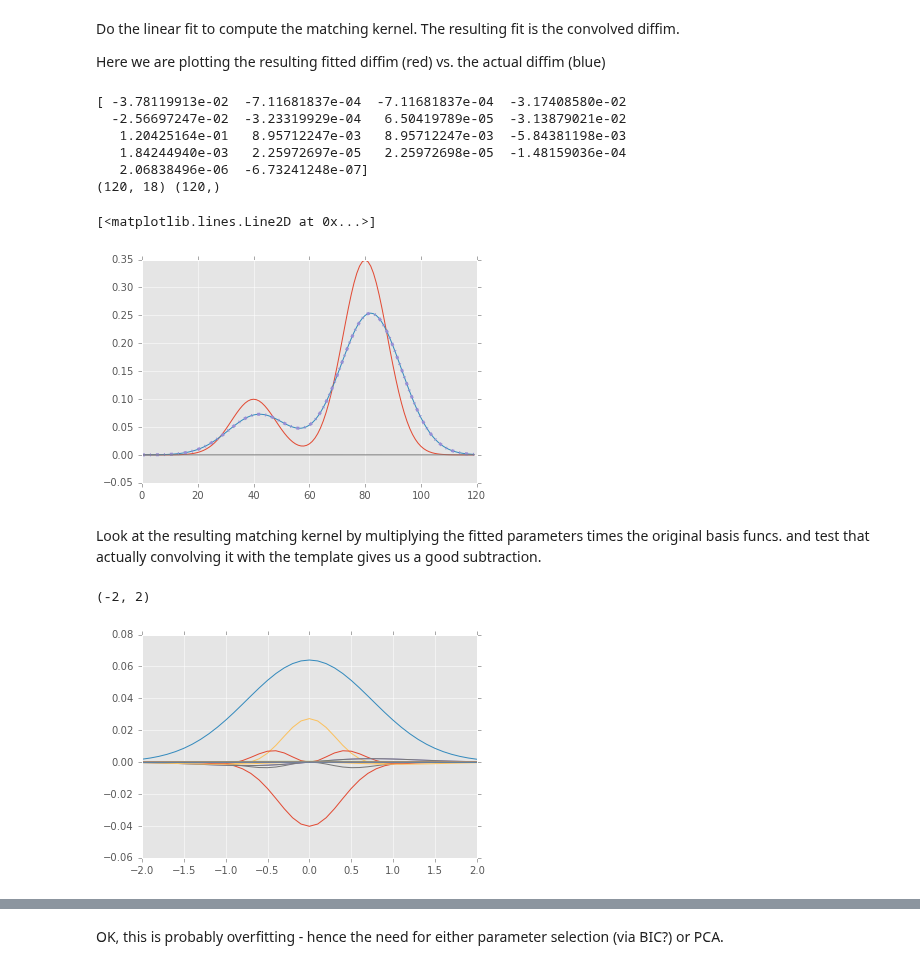
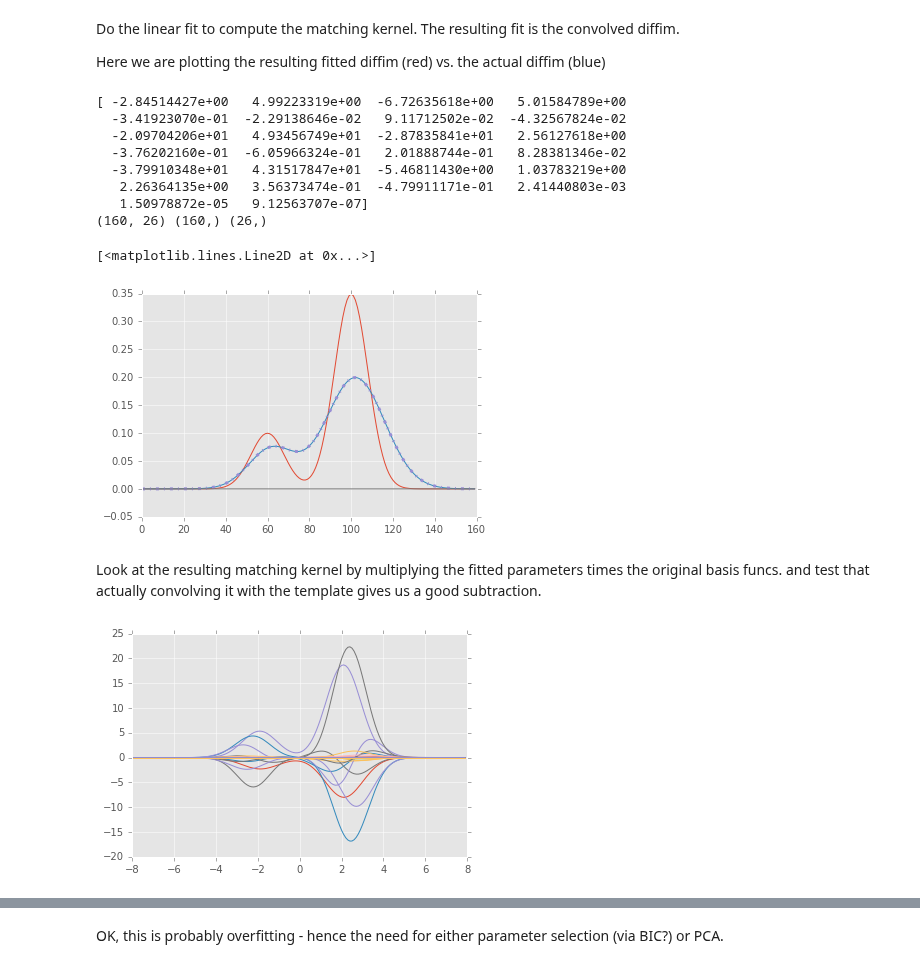
Before and after one commit to lsst-dm/diffimTests, a Jupyter notebook: 4. trial implementation of AL in 1D with PSF variations.ipynb, the cells around one changed output, grey strips where cells are left out. Saved outputs shown, nothing was run; the diff lists cells and outputs as text; code cells hidden in the pictures.

Commit message:
spatial varying kernel working - I think

```diff
--- a/4. trial implementation of AL in 1D with PSF variations.ipynb
+++ b/4. trial implementation of AL in 1D with PSF variations.ipynb
@@ -126,0 +108,38 @@ print basis2.shape
+# %%
+fig = plt.figure(figsize=(9, 3))
+
+# Single call to do it with all bases
+# First make the original (non spatially modified) basis
+basis2 = [np.convolve(im1, b, mode='same') - im1 for b in basis.T]
+basis2 = np.vstack(basis2).T
+plt.subplot(1, 3, 1)
+for b in (basis2 / np.abs(basis2).sum(0)).T:
+    plt.plot(xim, b)
+print basis2.shape
+
+# Then make the spatially modified basis by simply multiplying the constant
+#  basis (basis2 from above) by a polynomial along the image coordinate.
+# Note that since we are *not* including i=0, this *does not include* basis2.
+if spatialKernelOrder > 0:
+    xx = xim/np.max(np.abs(xim))
+    basis2m = [b * xx**i for i in range(1, spatialKernelOrder+1) for b in basis2.T]
+    basis2m = np.vstack(basis2m).T
+    plt.subplot(1, 3, 2)
+    for b in (basis2m / np.abs(basis2m).sum(0)).T:
+        plt.plot(xim, b)
+    print basis2m.shape
+    basis2 = np.hstack([basis2, basis2m])
+
+# Then make the spatial background part
+if spatialBackgroundOrder >= 0:
+    bgBasis = [chebBasis(xim, ord)[0] for ord in range(spatialBackgroundOrder+1)]
+    bgBasis = np.vstack(bgBasis).T
+    plt.subplot(1, 3, 3)
+    for b in (bgBasis / np.abs(bgBasis).sum(0)).T:
+        plt.plot(xim, b)
+    basis2 = np.hstack([basis2, bgBasis])
+    print bgBasis.shape
+
+#basis2 /= np.abs(basis2.sum(0))
+print basis2.shape
+plt.show()
@@ -132,7 +157,7 @@ Here we are plotting the resulting fitted diffim (red) vs. the actual diffim (bl
 pars = np.linalg.lstsq(basis2, im2)[0]
 print pars
 fit = (pars * basis2).sum(1)
-print basis2.shape, fit.shape
+print basis2.shape, fit.shape, pars.shape
 #plt.plot(x, im2 - fit)  # science - convolved template (red)
 #plt.plot(x, im2 - im1)  # science - original template (blue)
 plt.plot(im1)  # original template (red)
@@ -140,22 +165,22 @@ plt.plot(fit)  # convolved template (blue)  -- note looks purple because it's ri
 plt.plot(im2, ls='-.', lw=3)  # science image (dotted, purple)
 plt.plot(im2 - fit)  # diffim (grey)
 # %% [output]
-[ -3.78119913e-02  -7.11681837e-04  -7.11681837e-04  -3.17408580e-02
-  -2.56697247e-02  -3.23319929e-04   6.50419789e-05  -3.13879021e-02
-   1.20425164e-01   8.95712247e-03   8.95712247e-03  -5.84381198e-03
-   1.84244940e-03   2.25972697e-05   2.25972698e-05  -1.48159036e-04
-   2.06838496e-06  -6.73241248e-07]
-(120, 18) (120,)
+[ -2.84514427e+00   4.99223319e+00  -6.72635618e+00   5.01584789e+00
+  -3.41923070e-01  -2.29138646e-02   9.11712502e-02  -4.32567824e-02
+  -2.09704206e+01   4.93456749e+01  -2.87835841e+01   2.56127618e+00
+  -3.76202160e-01  -6.05966324e-01   2.01888744e-01   8.28381346e-02
+  -3.79910348e+01   4.31517847e+01  -5.46811430e+00   1.03783219e+00
+   2.26364135e+00   3.56373474e-01  -4.79911171e-01   2.41440803e-03
+   1.50978872e-05   9.12563707e-07]
+(160, 26) (160,) (26,)
 [<matplotlib.lines.Line2D at 0x...>]
-[figure, old version]
+[figure, new version]
 # %% [markdown]
 Look at the resulting matching kernel by multiplying the fitted parameters times the original basis funcs. and test that actually convolving it with the template gives us a good subtraction.
 # %%
 # First let's plot the bases times their coefficients
-fit = pars[:-2] * basis
+fit = pars * basis2
 for f in fit.T:
-    plt.plot(x, f)
-plt.xlim(-2, 2)
+    plt.plot(xim, f)
 # %% [output]
-(-2, 2)
-[figure, old version]
+[figure, new version]
```
Also changed, not shown: parts of 8 cells of this notebook.
